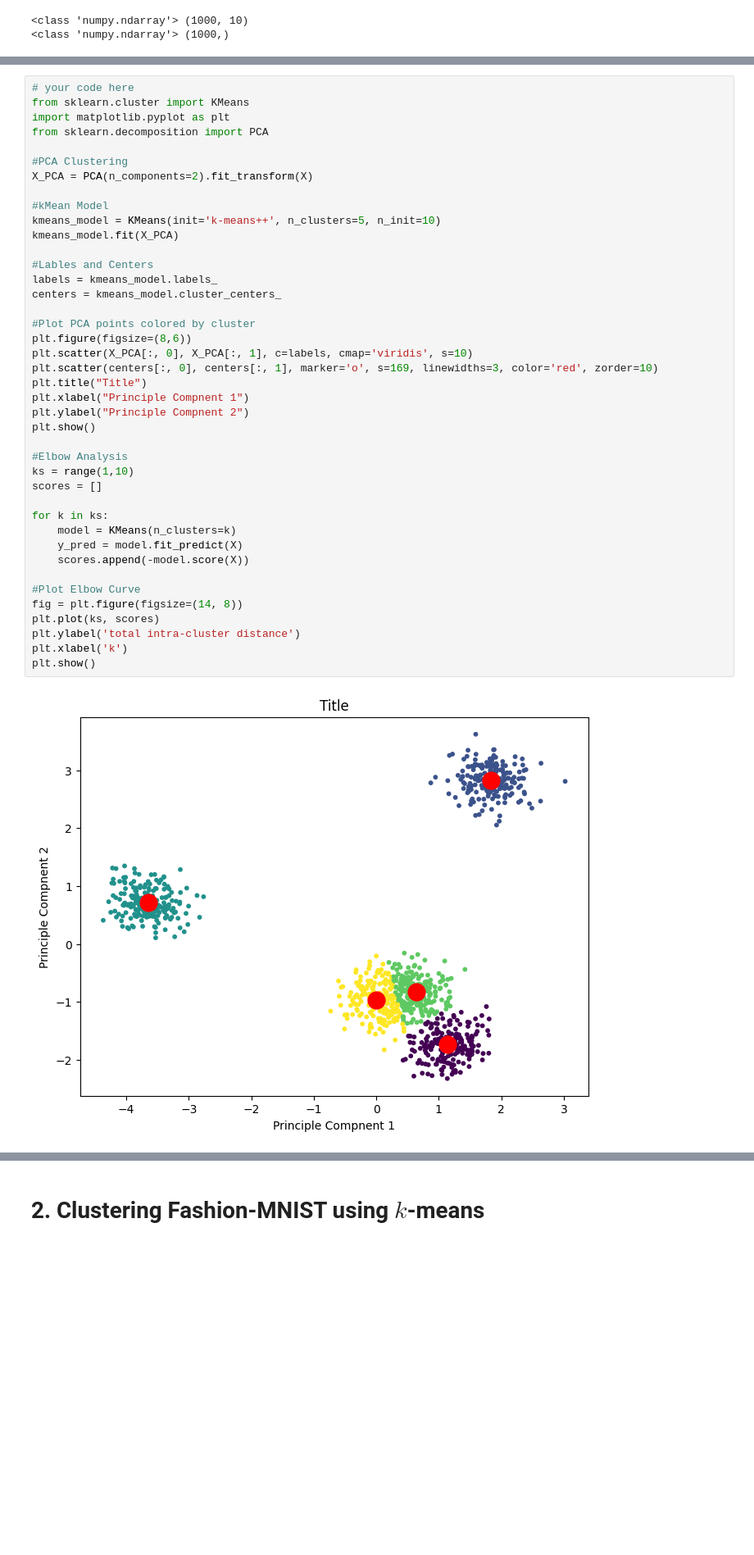
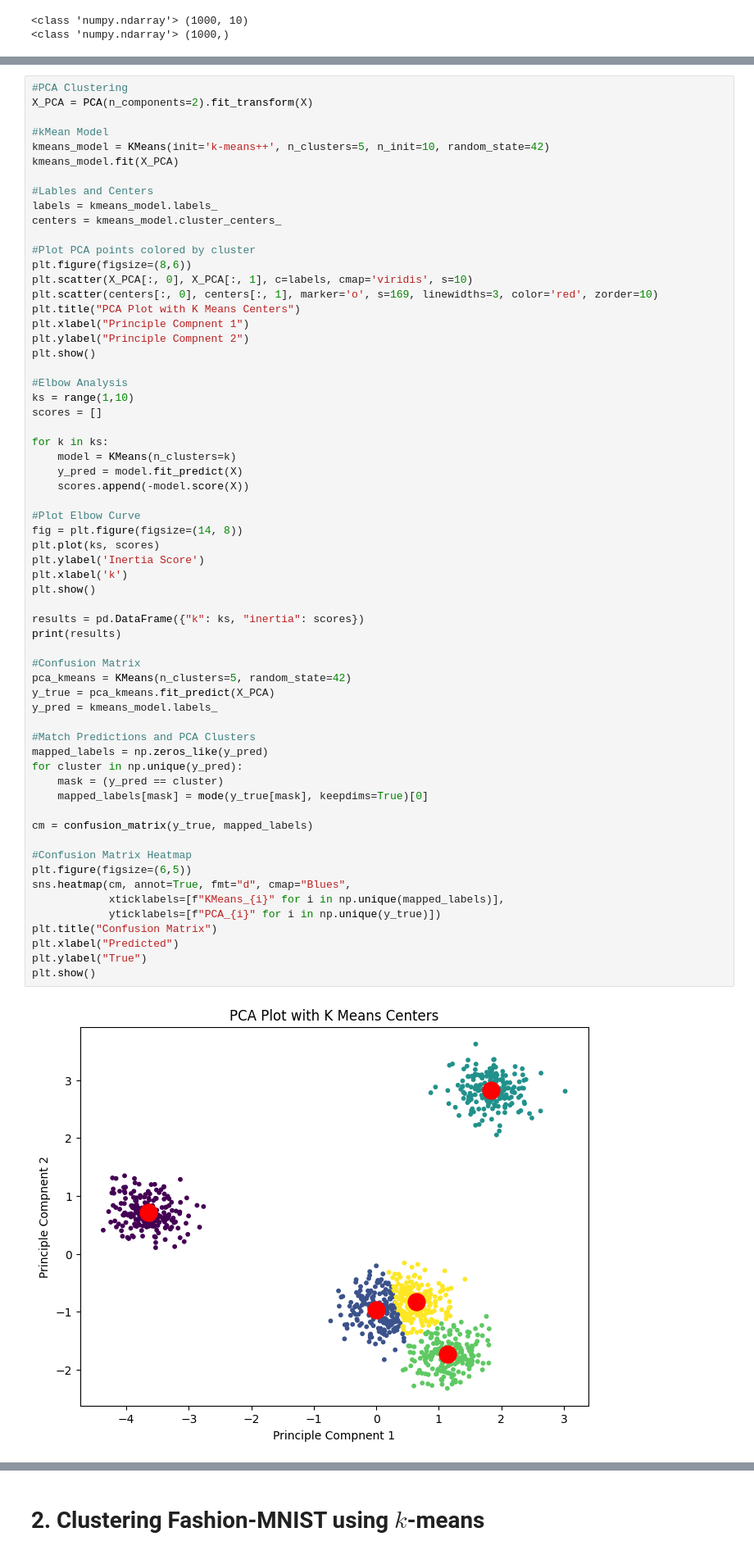
Before and after one commit to ebleak/Math5750-MathDS-Project2, a Jupyter notebook: project2.ipynb, the cells around one changed output, grey strips where cells are left out. Shown at 82% size. Saved outputs shown, nothing was run; the diff lists cells and outputs as text; blank space fills up the shorter version.

```diff
--- a/project2.ipynb
+++ b/project2.ipynb
@@ -25,43 +33,64 @@ print(type(y_true),y_true.shape)
 # %%
-# your code here
-from sklearn.cluster import KMeans
-import matplotlib.pyplot as plt
-from sklearn.decomposition import PCA
-
 #PCA Clustering
 X_PCA = PCA(n_components=2).fit_transform(X)
 
 #kMean Model
-kmeans_model = KMeans(init='k-means++', n_clusters=5, n_init=10)
+kmeans_model = KMeans(init='k-means++', n_clusters=5, n_init=10, random_state=42)
 kmeans_model.fit(X_PCA)
 
 #Lables and Centers
 labels = kmeans_model.labels_
 centers = kmeans_model.cluster_centers_
 
 #Plot PCA points colored by cluster
 plt.figure(figsize=(8,6))
 plt.scatter(X_PCA[:, 0], X_PCA[:, 1], c=labels, cmap='viridis', s=10)
 plt.scatter(centers[:, 0], centers[:, 1], marker='o', s=169, linewidths=3, color='red', zorder=10)
-plt.title("Title")
+plt.title("PCA Plot with K Means Centers")
 plt.xlabel("Principle Compnent 1")
 plt.ylabel("Principle Compnent 2")
 plt.show()
 
 #Elbow Analysis
 ks = range(1,10)
 scores = []
 
 for k in ks:
     model = KMeans(n_clusters=k)
     y_pred = model.fit_predict(X)
     scores.append(-model.score(X))
 
 #Plot Elbow Curve
 fig = plt.figure(figsize=(14, 8))
 plt.plot(ks, scores)
-plt.ylabel('total intra-cluster distance')
+plt.ylabel('Inertia Score')
 plt.xlabel('k')
 plt.show()
+
+results = pd.DataFrame({"k": ks, "inertia": scores})
+print(results)
+
+#Confusion Matrix
+pca_kmeans = KMeans(n_clusters=5, random_state=42)
+y_true = pca_kmeans.fit_predict(X_PCA)
+y_pred = kmeans_model.labels_
+
+#Match Predictions and PCA Clusters
+mapped_labels = np.zeros_like(y_pred)
+for cluster in np.unique(y_pred):
+    mask = (y_pred == cluster)
+    mapped_labels[mask] = mode(y_true[mask], keepdims=True)[0]
+
+cm = confusion_matrix(y_true, mapped_labels)
+
+#Confusion Matrix Heatmap
+plt.figure(figsize=(6,5))
+sns.heatmap(cm, annot=True, fmt="d", cmap="Blues",
+            xticklabels=[f"KMeans_{i}" for i in np.unique(mapped_labels)],
+            yticklabels=[f"PCA_{i}" for i in np.unique(y_true)])
+plt.title("Confusion Matrix")
+plt.xlabel("Predicted")
+plt.ylabel("True")
+plt.show()
 # %% [output]
-[figure, old version]
+[figure, new version]
```
Also changed, not shown: parts of 5 cells of this notebook.
